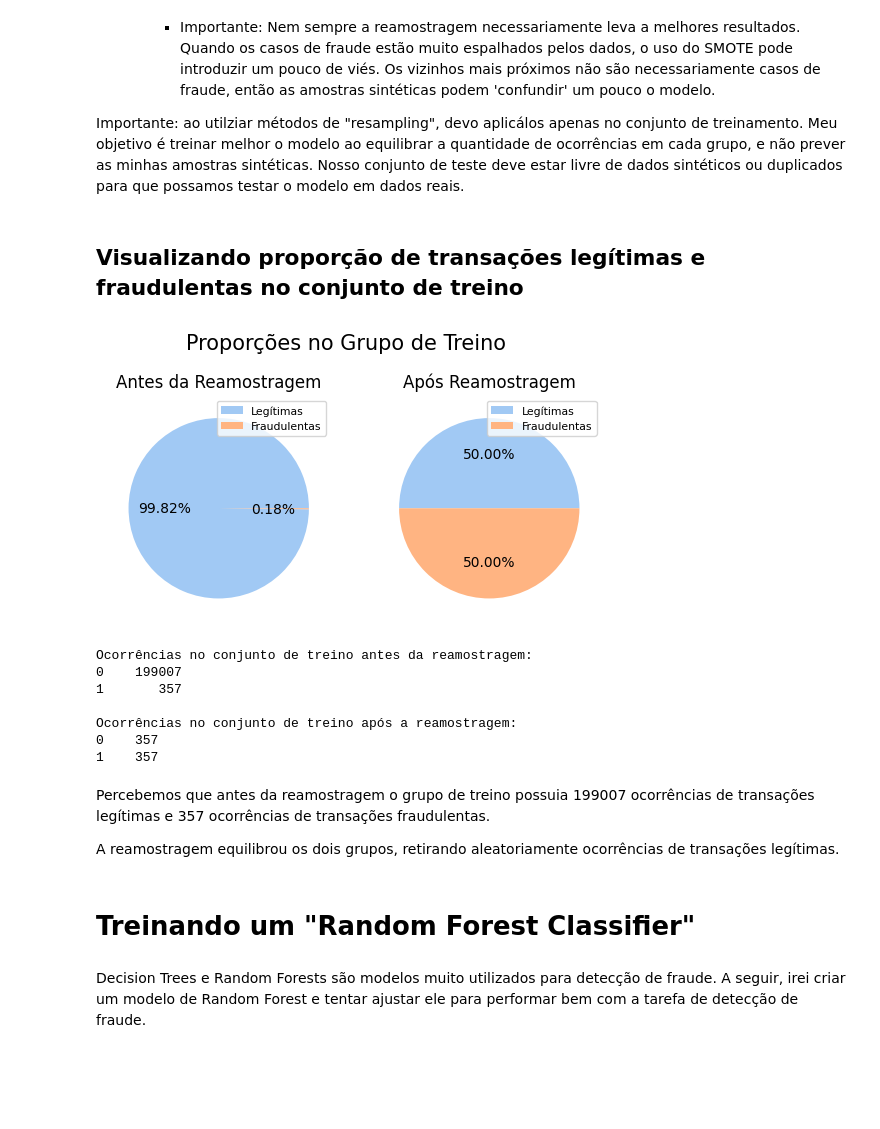
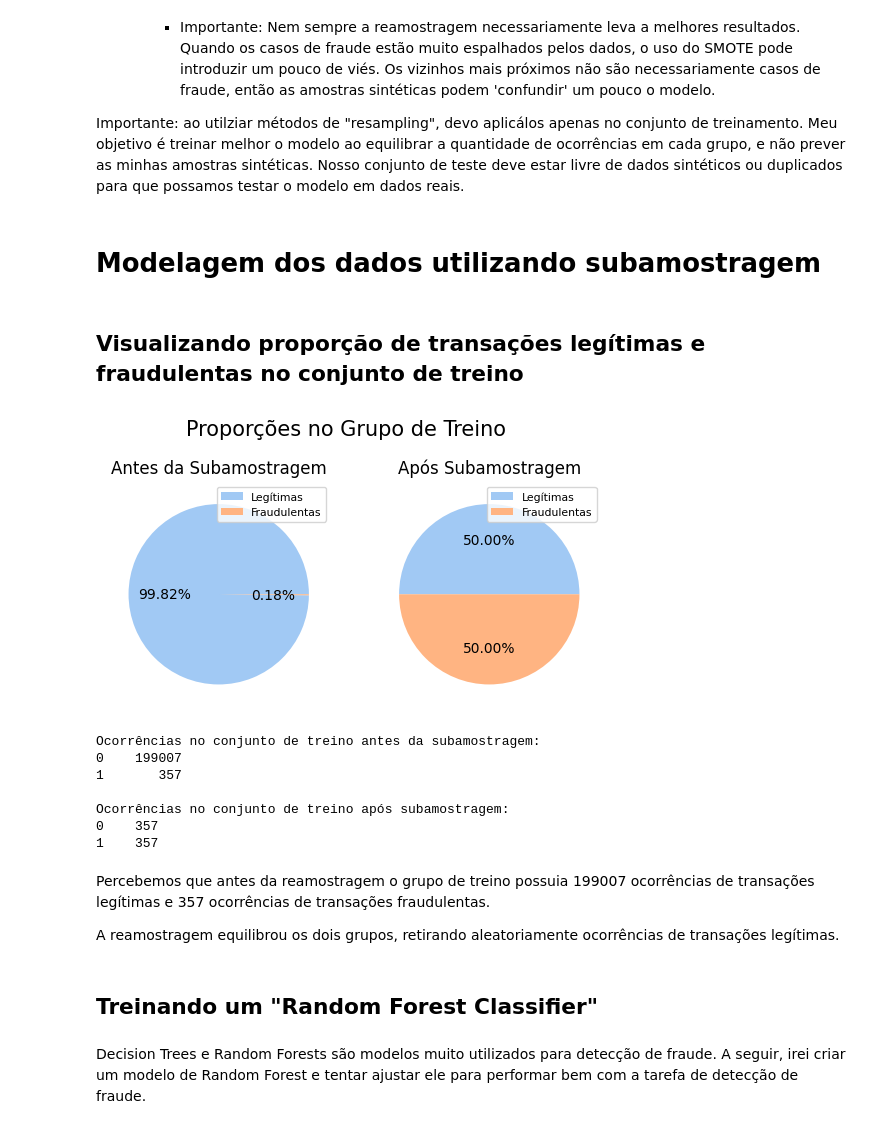
Before and after one commit to Marcos-Vinicius-Santos-Ramos/Machine-Learning-and-Credit-Card-Fraud-Detection, a Jupyter notebook: Detecção_de_fraude_de_cartão_de_crédito_com_machine_learning.ipynb, the cells around one changed output. Cells and saved outputs as stored; diff of their text form; code cells hidden in the pictures; blank space fills up the shorter version.

```diff
--- a/Detecção_de_fraude_de_cartão_de_crédito_com_machine_learning.ipynb
+++ b/Detecção_de_fraude_de_cartão_de_crédito_com_machine_learning.ipynb
@@ -227,6 +225,8 @@ Tenho duas alternativas:
 
 Importante: ao utilziar métodos de "resampling", devo aplicálos apenas no conjunto de treinamento. Meu objetivo é treinar melhor o modelo ao equilibrar a quantidade de ocorrências em cada grupo, e não prever as minhas amostras sintéticas.
 Nosso conjunto de teste deve estar livre de dados sintéticos ou duplicados para que possamos testar o modelo em dados reais.
+# %% [markdown]
+# Modelagem dos dados utilizando subamostragem
 # %%
 SEED = 1
 
@@ -257,33 +257,33 @@ X_train_resampled, y_train_resampled = rus.fit_resample(X_train, y_train)
 # %%
 fig, ax = plt.subplots(1, 2)
 
 train_count = pd.Series(y_train.flatten()).value_counts()
 
 train_resampled_count = pd.Series(y_train_resampled).value_counts()
 
 pie_labels = ['Legítimas', 'Fraudulentas']
 
 # Criando gráficos comparativos
 fig.suptitle('Proporções no Grupo de Treino', fontsize=15, y=0.86)
 
 ax[0].pie(train_count, colors=pie_colors, autopct='%0.2f%%')
 ax[0].legend(labels=pie_labels, prop={'size':7.8})
-ax[0].set_title('Antes da Reamostragem')
+ax[0].set_title('Antes da Subamostragem')
 
 ax[1].pie(train_resampled_count, colors=pie_colors, autopct='%0.2f%%')
 ax[1].legend(labels=pie_labels, prop={'size':7.8})
-ax[1].set_title('Após Reamostragem')
+ax[1].set_title('Após Subamostragem')
 
 plt.show()
 
-print(f'Ocorrências no conjunto de treino antes da reamostragem:\n{train_count.to_string()}\n\nOcorrências no conjunto de treino após a reamostragem:\n{train_resampled_count.to_string()}')
+print(f'Ocorrências no conjunto de treino antes da subamostragem:\n{train_count.to_string()}\n\nOcorrências no conjunto de treino após subamostragem:\n{train_resampled_count.to_string()}')
 # %% [output]
-[figure, old version]
+[figure, new version]
-Ocorrências no conjunto de treino antes da reamostragem:
+Ocorrências no conjunto de treino antes da subamostragem:
 0    199007
 1       357
 
-Ocorrências no conjunto de treino após a reamostragem:
+Ocorrências no conjunto de treino após subamostragem:
 0    357
 1    357
 # %% [markdown]
@@ -291,7 +291,7 @@ Percebemos que antes da reamostragem o grupo de treino possuia 199007 ocorrênci
 
 A reamostragem equilibrou os dois grupos, retirando aleatoriamente ocorrências de transações legítimas.
 # %% [markdown]
-# Treinando um "Random Forest Classifier"
+## Treinando um "Random Forest Classifier"
 # %% [markdown]
 Decision Trees e Random Forests são modelos muito utilizados para detecção de fraude. A seguir, irei criar um modelo de Random Forest e tentar ajustar ele para performar bem com a tarefa de detecção de fraude.
 # %%
```
Also changed, not shown: parts of 24 cells of this notebook.
